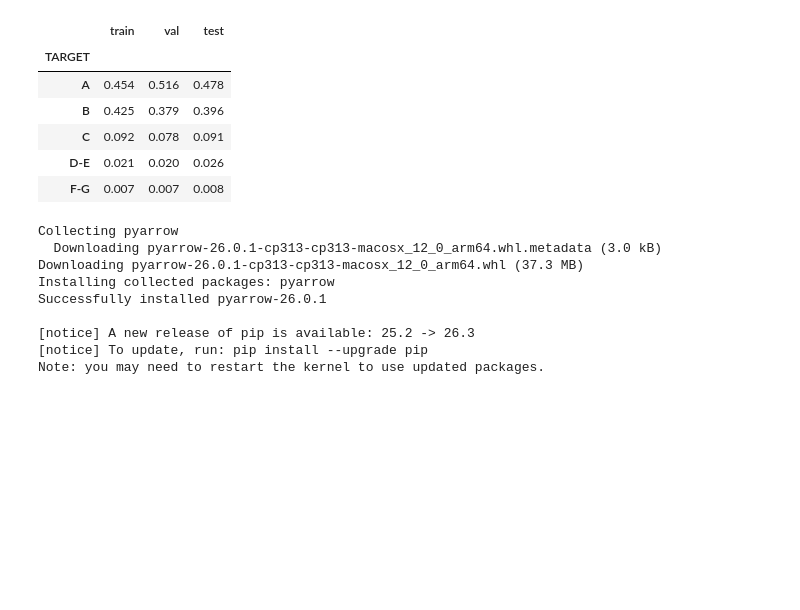
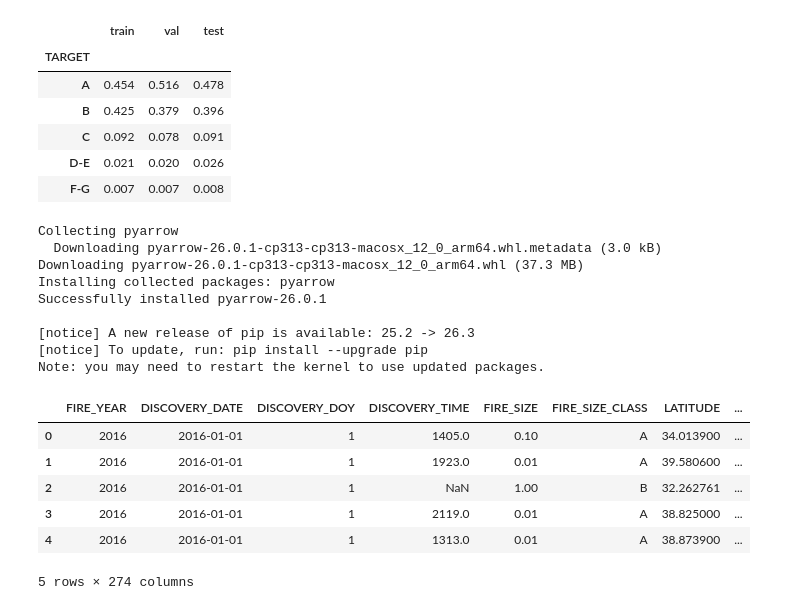
Before and after one commit to zoetankersley/Wildfire_Prediction_ANN, a Jupyter notebook: notebooks/exploring_the_data.ipynb, the cells around one changed output. Cells and saved outputs as stored; diff of their text form; code cells hidden in the pictures; blank space fills up the shorter version.

Commit message:
Cleaning notebook

```diff
--- a/notebooks/exploring_the_data.ipynb
+++ b/notebooks/exploring_the_data.ipynb
@@ -245,3 +245,14 @@ Successfully installed pyarrow-26.0.1
 Note: you may need to restart the kernel to use updated packages.
 # %%
 df.to_parquet("../data/clean_2016_2020.parquet")
+# %%
+df=pd.read_parquet("../data/clean_2016_2020.parquet")
+df.head()
+# %% [output]
+|  | FIRE_YEAR | DISCOVERY_DATE | DISCOVERY_DOY | DISCOVERY_TIME | FIRE_SIZE | FIRE_SIZE_CLASS | LATITUDE | ... |
+| 0 | 2016 | 2016-01-01 | 1 | 1405.0 | 0.10 | A | 34.013900 | ... |
+| 1 | 2016 | 2016-01-01 | 1 | 1923.0 | 0.01 | A | 39.580600 | ... |
+| 2 | 2016 | 2016-01-01 | 1 | NaN | 1.00 | B | 32.262761 | ... |
+| 3 | 2016 | 2016-01-01 | 1 | 2119.0 | 0.01 | A | 38.825000 | ... |
+| 4 | 2016 | 2016-01-01 | 1 | 1313.0 | 0.01 | A | 38.873900 | ... |
+5 rows × 274 columns
```
Also changed, not shown: 2 other files.
